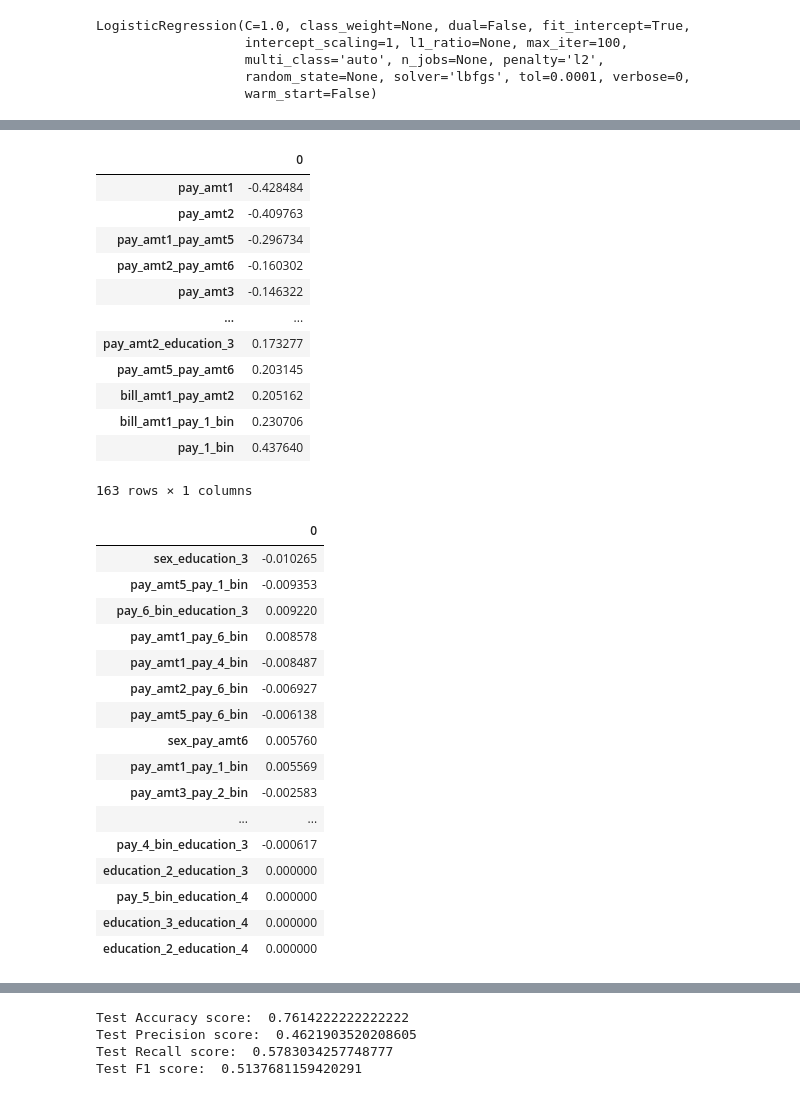
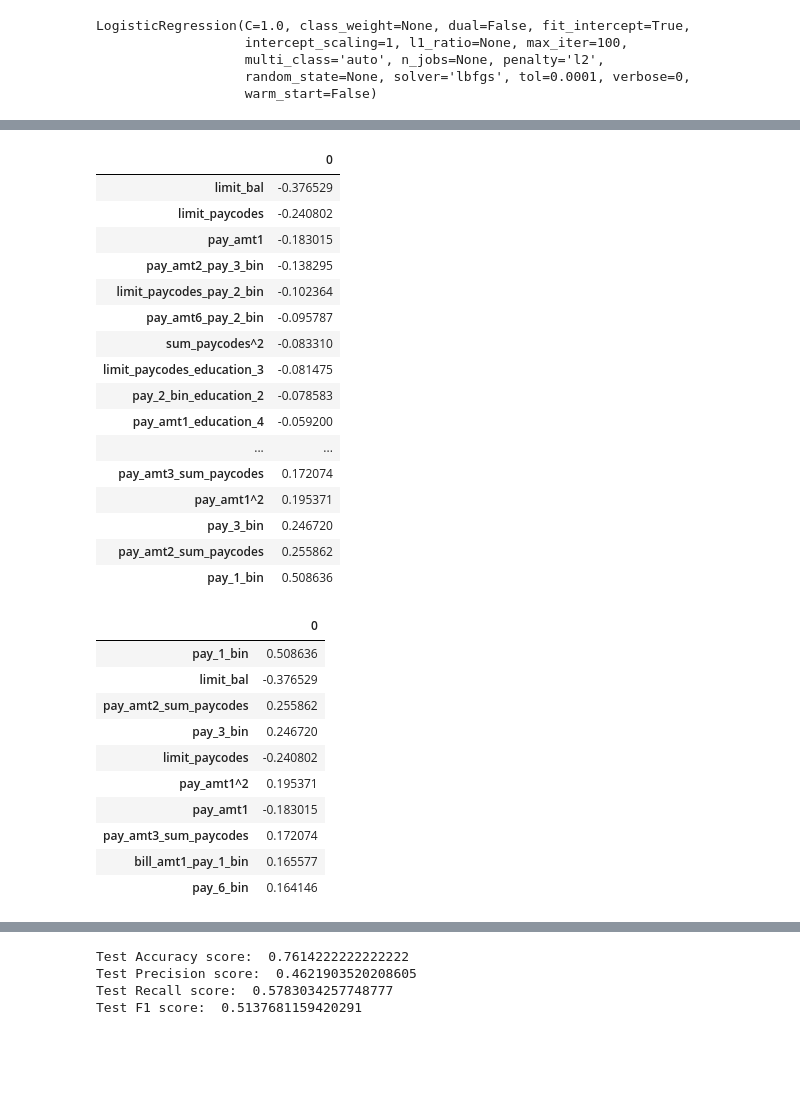
Before and after one commit to learn-co-students/nyc-ds-033020, a Jupyter notebook: Mod_3/bake_off/bakeoff_workbook.ipynb, the cells around one changed output, grey strips where cells are left out. Cells and saved outputs as stored; diff of their text form; code cells hidden in the pictures; blank space fills up the shorter version.

```diff
--- a/Mod_3/bake_off/bakeoff_workbook.ipynb
+++ b/Mod_3/bake_off/bakeoff_workbook.ipynb
@@ -424,3 +439,11 @@ strong multicollinearity or other numerical problems.
 # result = logit_model.fit(maxiter=1000, method='minimize')
 # %%
 # result.summary()
+# %%
+p = est2.pvalues
+high_p = p[p > .1].keys()
+
+X_poly_simplified = X_poly.drop(columns=high_p)
+X_poly_simplified.drop(columns=['education_2_education_3', 'education_2_education_4', 'education_3_education_4'],
+                      inplace=True)
+X_poly_simplified.head()
@@ -427,8 +460,8 @@ strong multicollinearity or other numerical problems.
 # %%
-X_train, X_test, y_train, y_test = train_test_split(X_poly, y, random_state=1)
+X_train, X_test, y_train, y_test = train_test_split(X_poly_simplified, y, random_state=1)
 
 scaler = StandardScaler()
 scaler.fit(X_train)
 
-X_train = scaler.transform(X_train)
-X_test = scaler.transform(X_test)
+X_train_scaled = scaler.transform(X_train)
+X_test_scaled = scaler.transform(X_test)
@@ -435,6 +470,6 @@ X_test = scaler.transform(X_test)
 # %%
 logreg = LogisticRegression()
-logreg.fit(X_train, y_train)
+logreg.fit(X_train_scaled, y_train)
 # %% [output]
 LogisticRegression(C=1.0, class_weight=None, dual=False, fit_intercept=True,
                    intercept_scaling=1, l1_ratio=None, max_iter=100,
@@ -456,43 +491,41 @@ print(metrics.recall_score(y_test, y_pred_class))
 # %%
 lr_coef_df = pd.DataFrame(data=logreg.coef_)
-lr_coef_df.columns = X_poly.columns
+lr_coef_df.columns = X_poly_simplified.columns
 lr_coef_df = lr_coef_df.T.sort_values(by=0).T
 lr_coef_df.T
 # %% [output]
 |  | 0 |
-| pay_amt1 | -0.428484 |
-| pay_amt2 | -0.409763 |
-| pay_amt1_pay_amt5 | -0.296734 |
-| pay_amt2_pay_amt6 | -0.160302 |
-| pay_amt3 | -0.146322 |
+| limit_bal | -0.376529 |
+| limit_paycodes | -0.240802 |
+| pay_amt1 | -0.183015 |
+| pay_amt2_pay_3_bin | -0.138295 |
+| limit_paycodes_pay_2_bin | -0.102364 |
+| pay_amt6_pay_2_bin | -0.095787 |
+| sum_paycodes^2 | -0.083310 |
+| limit_paycodes_education_3 | -0.081475 |
+| pay_2_bin_education_2 | -0.078583 |
+| pay_amt1_education_4 | -0.059200 |
 | ... | ... |
-| pay_amt2_education_3 | 0.173277 |
-| pay_amt5_pay_amt6 | 0.203145 |
-| bill_amt1_pay_amt2 | 0.205162 |
-| bill_amt1_pay_1_bin | 0.230706 |
-| pay_1_bin | 0.437640 |
+| pay_amt3_sum_paycodes | 0.172074 |
+| pay_amt1^2 | 0.195371 |
+| pay_3_bin | 0.246720 |
+| pay_amt2_sum_paycodes | 0.255862 |
+| pay_1_bin | 0.508636 |
-163 rows × 1 columns
 # %%
 sorted_df = lr_coef_df.T
-sorted_df.iloc[sorted_df[0].abs().argsort()][::-1].tail(20)
+sorted_df.iloc[sorted_df[0].abs().argsort()][::-1].head(10)
 # %% [output]
 |  | 0 |
-| sex_education_3 | -0.010265 |
-| pay_amt5_pay_1_bin | -0.009353 |
-| pay_6_bin_education_3 | 0.009220 |
-| pay_amt1_pay_6_bin | 0.008578 |
-| pay_amt1_pay_4_bin | -0.008487 |
-| pay_amt2_pay_6_bin | -0.006927 |
-| pay_amt5_pay_6_bin | -0.006138 |
-| sex_pay_amt6 | 0.005760 |
-| pay_amt1_pay_1_bin | 0.005569 |
-| pay_amt3_pay_2_bin | -0.002583 |
-| ... | ... |
-| pay_4_bin_education_3 | -0.000617 |
-| education_2_education_3 | 0.000000 |
-| pay_5_bin_education_4 | 0.000000 |
-| education_3_education_4 | 0.000000 |
-| education_2_education_4 | 0.000000 |
+| pay_1_bin | 0.508636 |
+| limit_bal | -0.376529 |
+| pay_amt2_sum_paycodes | 0.255862 |
+| pay_3_bin | 0.246720 |
+| limit_paycodes | -0.240802 |
+| pay_amt1^2 | 0.195371 |
+| pay_amt1 | -0.183015 |
+| pay_amt3_sum_paycodes | 0.172074 |
+| bill_amt1_pay_1_bin | 0.165577 |
+| pay_6_bin | 0.164146 |
 # %%
 lr_coefs = sum(sorted_df[0].abs())
 lr_coef_df.plot(kind='bar', title='Model Coefficients', legend=False, figsize=(16,8))
```
Also changed, not shown: parts of 53 cells of this notebook, 1 other file.
